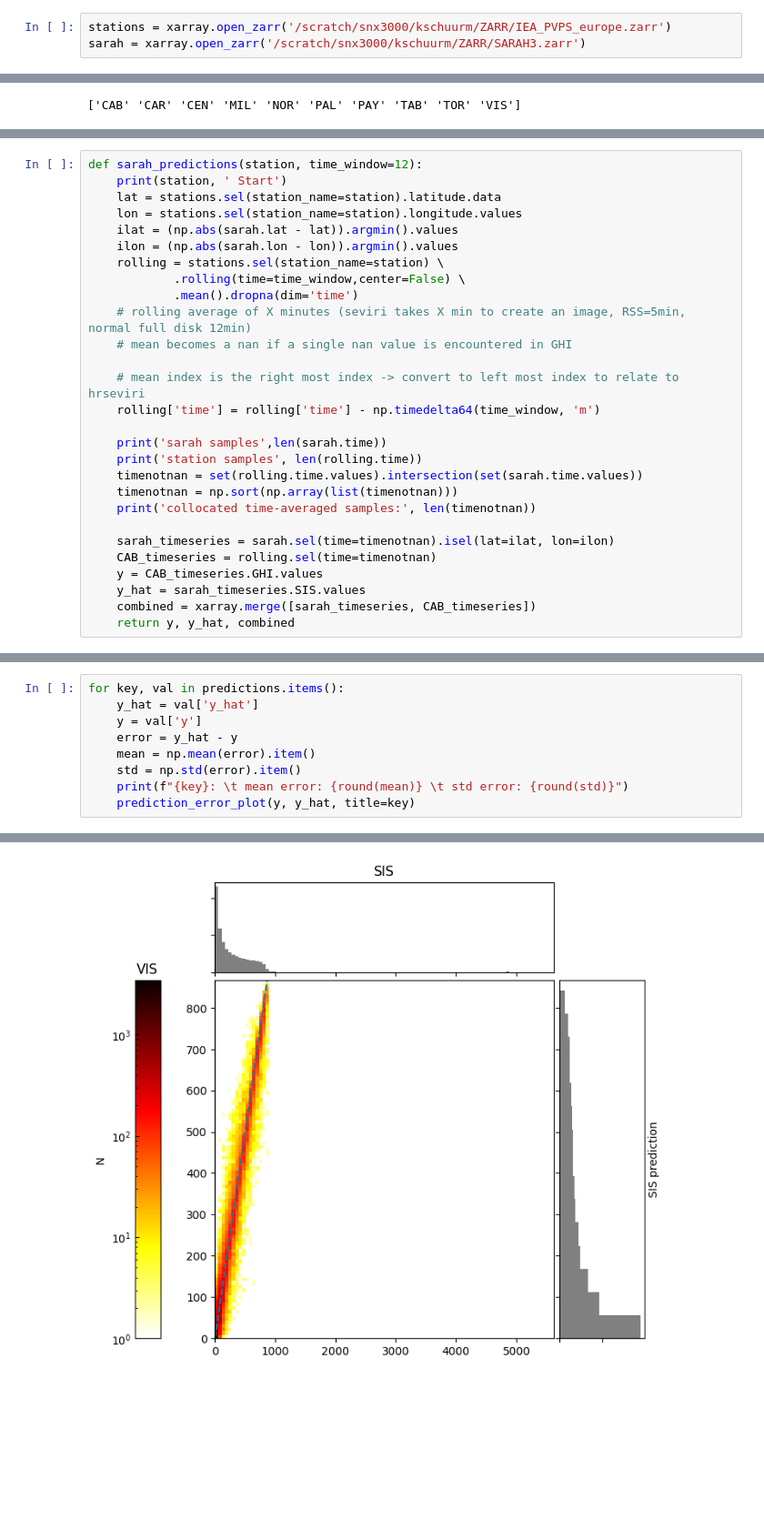
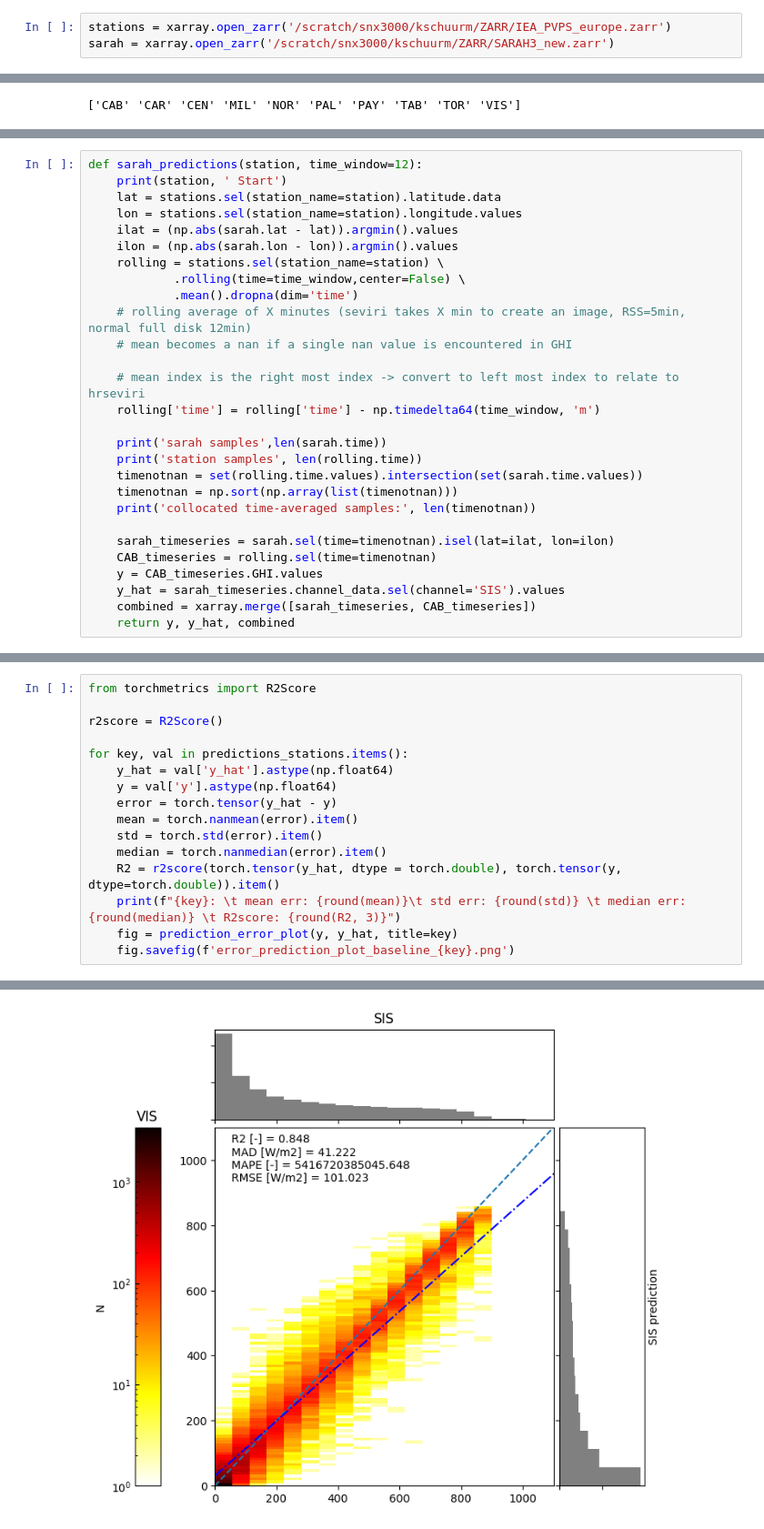
Before and after one commit to KRS-dev/irradiance_estimation, a Jupyter notebook: inference/baseline.ipynb, the cells around one changed output, grey strips where cells are left out. Shown: that part at 91% size. Cells and saved outputs as stored; diff of their text form; blank space fills up the shorter version.

```diff
--- a/inference/baseline.ipynb
+++ b/inference/baseline.ipynb
@@ -7,6 +11,6 @@ from utils.plotting import prediction_error_plot
 # %%
 stations = xarray.open_zarr('/scratch/snx3000/kschuurm/ZARR/IEA_PVPS_europe.zarr')
-sarah = xarray.open_zarr('/scratch/snx3000/kschuurm/ZARR/SARAH3.zarr')
+sarah = xarray.open_zarr('/scratch/snx3000/kschuurm/ZARR/SARAH3_new.zarr')
 # %%
 print(stations.station_name.values)
 # %% [output]
@@ -57,7 +61,7 @@ def sarah_predictions(station, time_window=12):
     sarah_timeseries = sarah.sel(time=timenotnan).isel(lat=ilat, lon=ilon)
     CAB_timeseries = rolling.sel(time=timenotnan)
     y = CAB_timeseries.GHI.values
-    y_hat = sarah_timeseries.SIS.values
+    y_hat = sarah_timeseries.channel_data.sel(channel='SIS').values
     combined = xarray.merge([sarah_timeseries, CAB_timeseries])
     return y, y_hat, combined
 # %%
@@ -66,10 +88,17 @@ predictions_stations = {nm: {'y': p[0], 'y_hat':p[1], 'combined': p[2]} for nm,
 # %%
-for key, val in predictions.items():
-    y_hat = val['y_hat']
-    y = val['y']
-    error = y_hat - y
-    mean = np.mean(error).item()
-    std = np.std(error).item()
-    print(f"{key}: \t mean error: {round(mean)} \t std error: {round(std)}")
-    prediction_error_plot(y, y_hat, title=key)
+from torchmetrics import R2Score
+
+r2score = R2Score()
+
+for key, val in predictions_stations.items():
+    y_hat = val['y_hat'].astype(np.float64)
+    y = val['y'].astype(np.float64)
+    error = torch.tensor(y_hat - y)
+    mean = torch.nanmean(error).item()
+    std = torch.std(error).item()
+    median = torch.nanmedian(error).item()
+    R2 = r2score(torch.tensor(y_hat, dtype = torch.double), torch.tensor(y, dtype=torch.double)).item()
+    print(f"{key}: \t mean err: {round(mean)}\t std err: {round(std)} \t median err: {round(median)} \t R2score: {round(R2, 3)}")
+    fig = prediction_error_plot(y, y_hat, title=key)
+    fig.savefig(f'error_prediction_plot_baseline_{key}.png')
 # %% [output]
@@ -95 +124 @@ VIS:     mean error: -12 std error: 100
-[figure, old version]
+[figure, new version]
```
Also changed, not shown: parts of 5 cells of this notebook, 14 other files.
